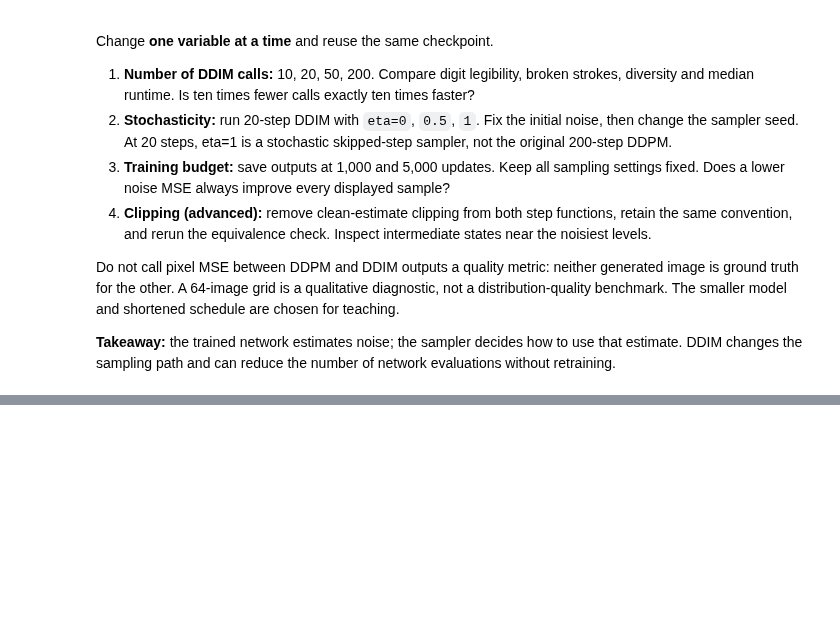
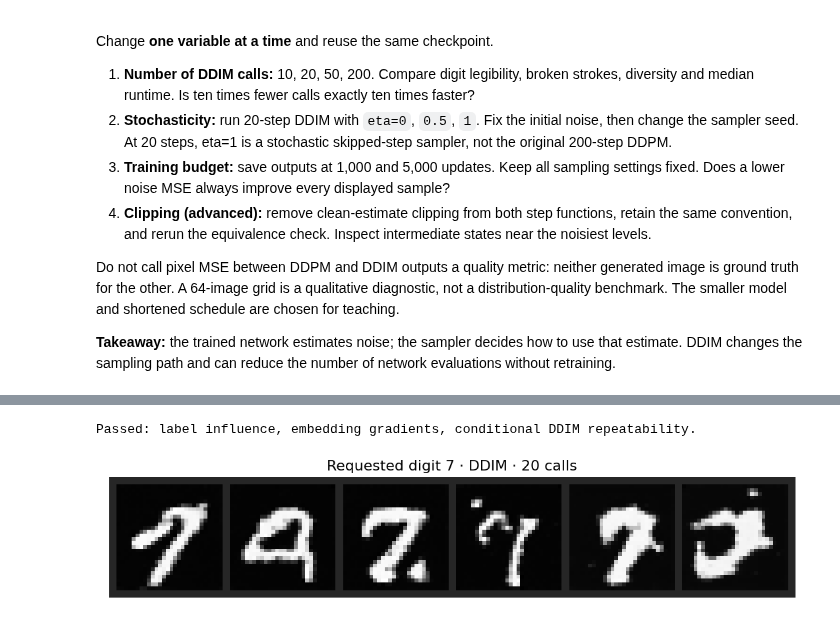
Before and after one commit to r-isachenko/2026-DGM-MIPT-YSDA-course, a Jupyter notebook: seminars/seminar7/seminar7_ddpm_mnist.ipynb, the cells around one changed output, grey strips where cells are left out. Saved outputs shown, nothing was run; the diff lists cells and outputs as text; code cells hidden in the pictures; blank space fills up the shorter version.

```diff
--- a/seminars/seminar7/seminar7_ddpm_mnist.ipynb
+++ b/seminars/seminar7/seminar7_ddpm_mnist.ipynb
@@ -557,0 +777,28 @@ Do not call pixel MSE between DDPM and DDIM outputs a quality metric: neither ge
+# %%
+DIGIT = 7  # Change to any integer from 0 to 9, then rerun this cell.
+
+check_x = noise_columns[:2]
+check_t = torch.full((2,),T//2,device=device,dtype=torch.long)
+with torch.no_grad():
+    pred_zero = conditional_ema(check_x,check_t,torch.zeros(2,device=device,dtype=torch.long))
+    pred_one = conditional_ema(check_x,check_t,torch.ones(2,device=device,dtype=torch.long))
+assert not torch.allclose(pred_zero,pred_one), "The network appears to ignore class labels"
+conditional_optimizer.zero_grad(set_to_none=True)
+conditional_model(check_x,check_t,torch.tensor([0,1],device=device)).square().mean().backward()
+assert conditional_model.class_embedding.weight.grad.abs().sum()>0
+conditional_optimizer.zero_grad(set_to_none=True)
+fixed_y = torch.tensor([3,8],device=device)
+a,_,_,_ = sample(conditional_ema,check_x,"ddim",20,seed=1,class_labels=fixed_y)
+b,_,_,_ = sample(conditional_ema,check_x,"ddim",20,seed=2,class_labels=fixed_y)
+assert torch.allclose(a,b,atol=1e-6)
+print("Passed: label influence, embedding gradients, conditional DDIM repeatability.")
+
+assert isinstance(DIGIT,int) and 0 <= DIGIT <= 9
+chosen_labels = torch.full((len(noise_columns),),DIGIT,device=device,dtype=torch.long)
+chosen,_,_,_ = sample(conditional_ema,noise_columns,"ddim",20,class_labels=chosen_labels)
+fig, ax = plt.subplots(figsize=(9,2))
+show_grid(chosen,f"Requested digit {DIGIT} · DDIM · 20 calls",6,ax)
+plt.tight_layout();plt.show()
+# %% [output]
+Passed: label influence, embedding gradients, conditional DDIM repeatability.
+[figure, added]
```
Also changed, not shown: parts of 16 cells of this notebook, 1 other file.
